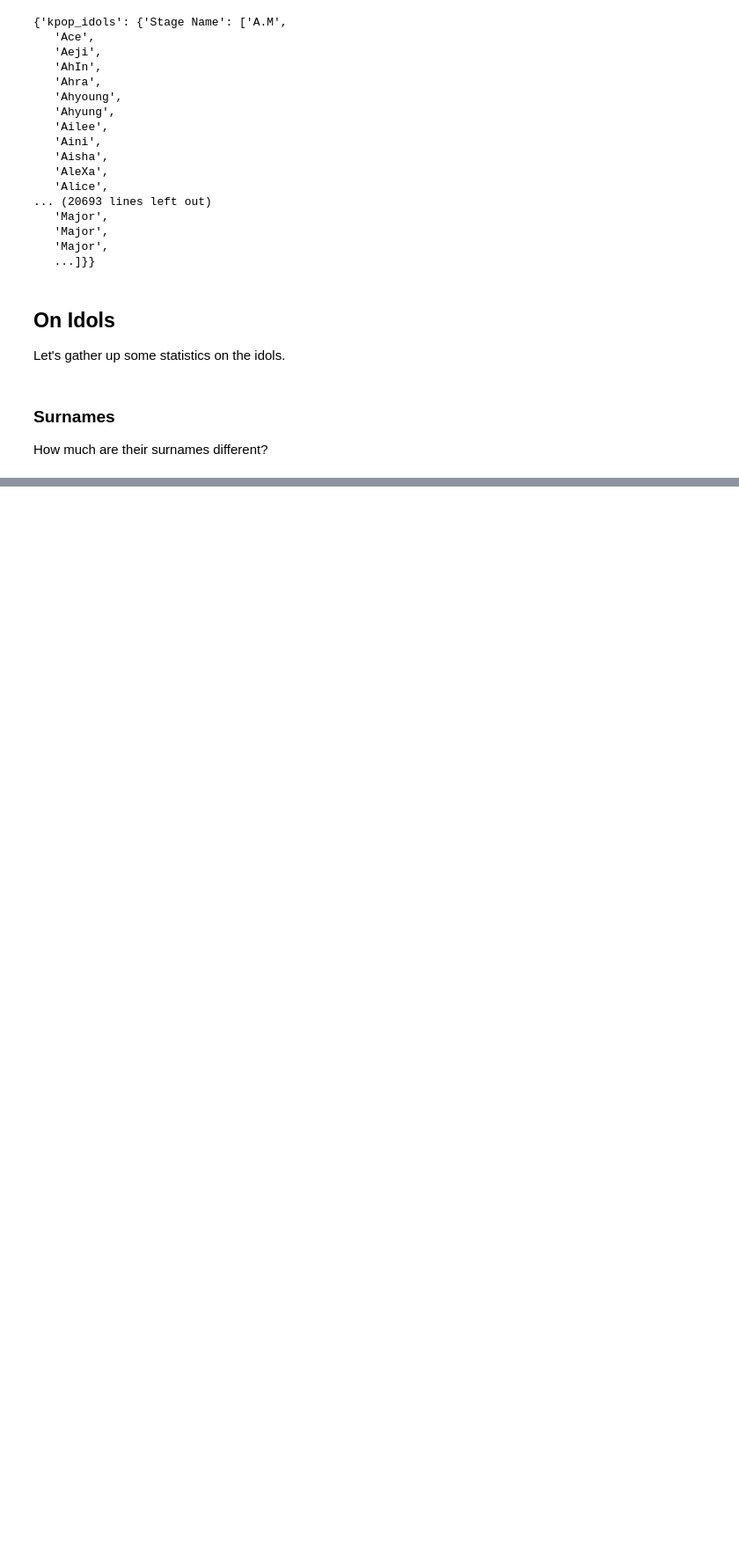
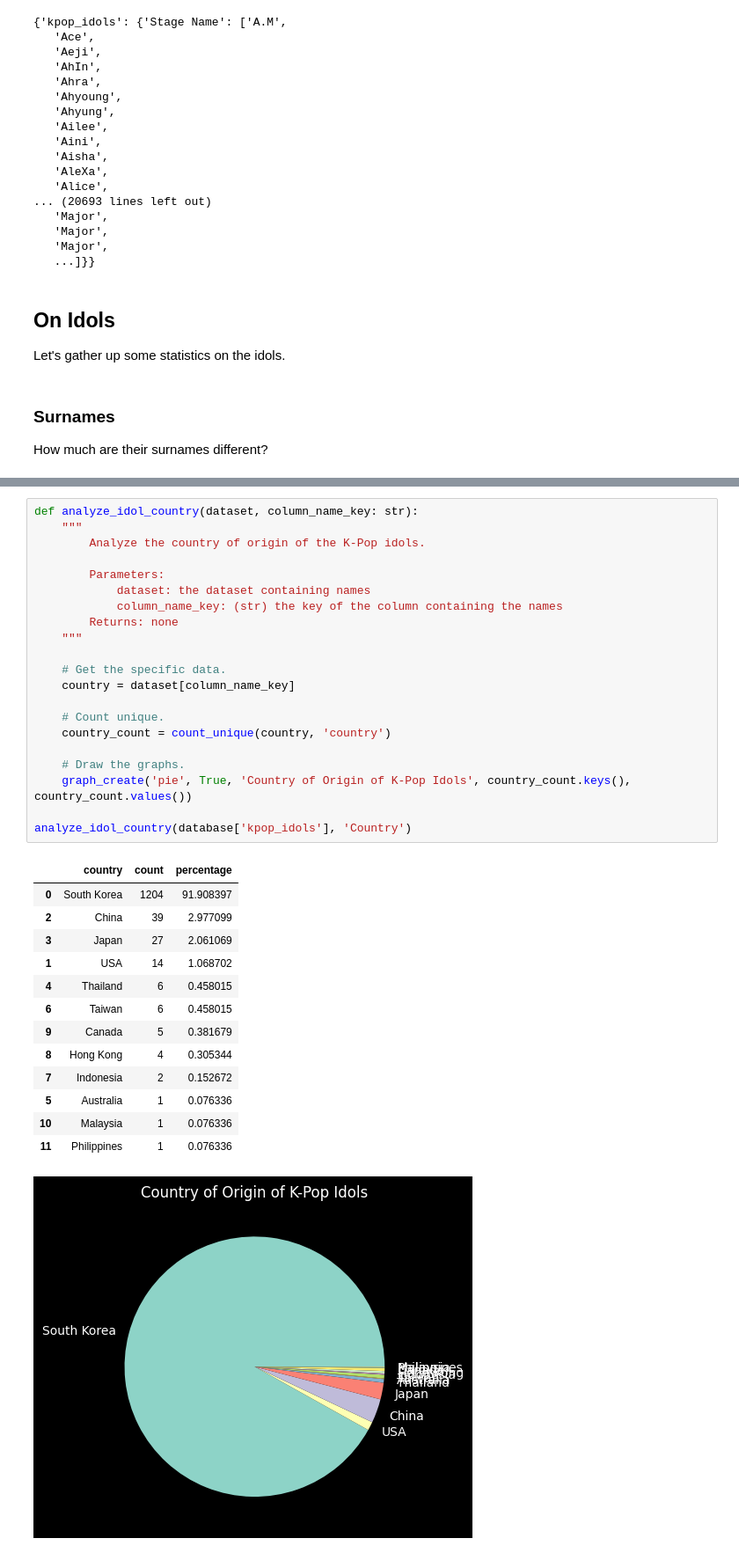
Before and after one commit to buzz-lightsnack-2007/analyzing-KPop, a Jupyter notebook: main.IPyNB, the cells around one changed output, grey strips where cells are left out. Shown: that part at 88% size. Drawn from its saved outputs; the diff is of its cells as text; blank space fills up the shorter version.

```diff
--- a/main.IPyNB
+++ b/main.IPyNB
@@ -336,0 +355,36 @@ findfont: Font family 'Noto Sans KR' not found.
+# %%
+def analyze_idol_country(dataset, column_name_key: str):
+	"""
+		Analyze the country of origin of the K-Pop idols.
+
+		Parameters:
+			dataset: the dataset containing names
+			column_name_key: (str) the key of the column containing the names
+		Returns: none
+	"""
+
+	# Get the specific data.
+	country = dataset[column_name_key]
+
+	# Count unique.
+	country_count = count_unique(country, 'country')
+
+	# Draw the graphs.
+	graph_create('pie', True, 'Country of Origin of K-Pop Idols', country_count.keys(), country_count.values())
+
+analyze_idol_country(database['kpop_idols'], 'Country')
+# %% [output]
+|  | country | count | percentage |
+| 0 | South Korea | 1204 | 91.908397 |
+| 2 | China | 39 | 2.977099 |
+| 3 | Japan | 27 | 2.061069 |
+| 1 | USA | 14 | 1.068702 |
+| 4 | Thailand | 6 | 0.458015 |
+| 6 | Taiwan | 6 | 0.458015 |
+| 9 | Canada | 5 | 0.381679 |
+| 8 | Hong Kong | 4 | 0.305344 |
+| 7 | Indonesia | 2 | 0.152672 |
+| 5 | Australia | 1 | 0.076336 |
+| 10 | Malaysia | 1 | 0.076336 |
+| 11 | Philippines | 1 | 0.076336 |
+[figure, added]
```
Also changed, not shown: parts of 7 cells of this notebook.
